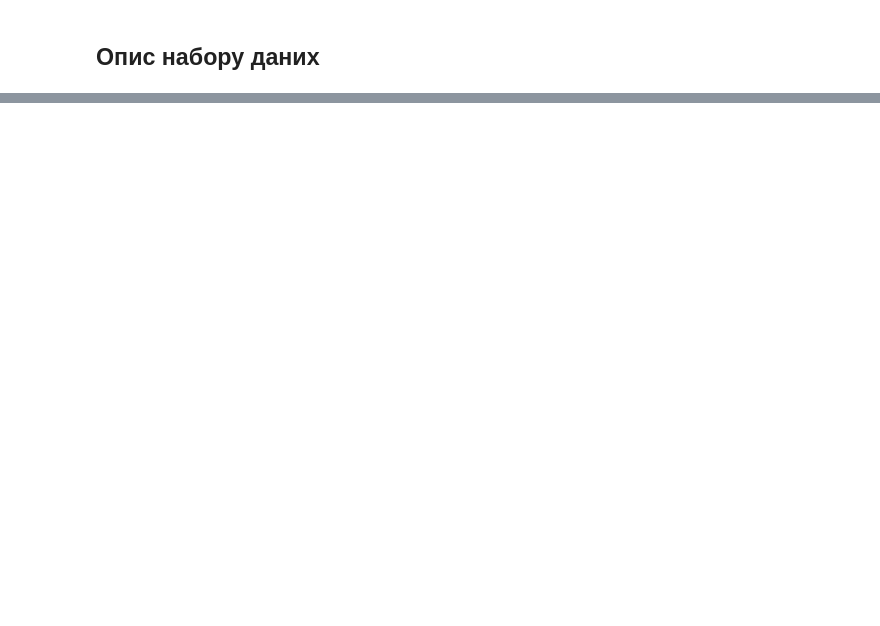
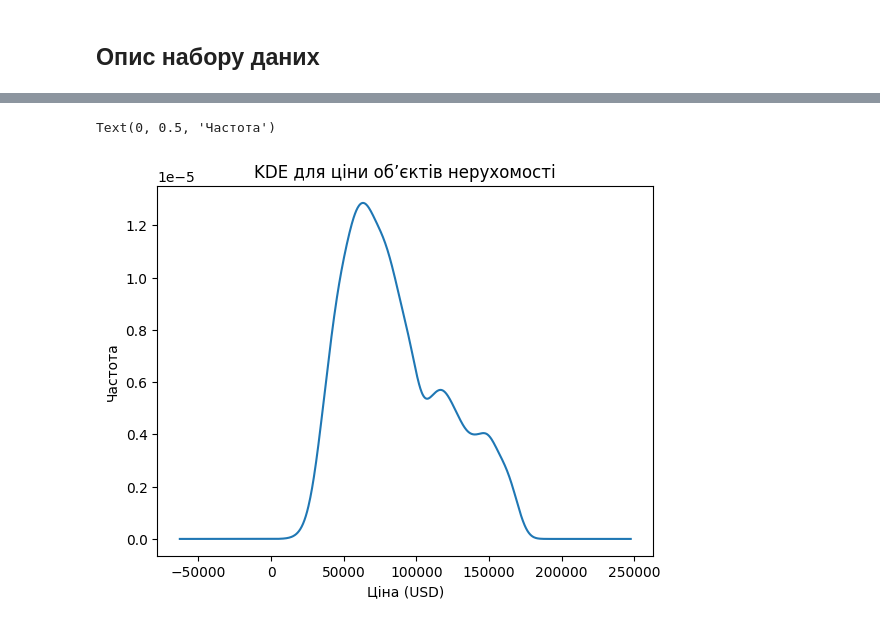
Before and after one commit to Acousticdesk/course-project-data-analysis, a Jupyter notebook: Real Estate Dataset Analysis.ipynb, the cells around one changed output, grey strips where cells are left out. Saved outputs shown, nothing was run; the diff lists cells and outputs as text; code cells hidden in the pictures; blank space fills up the shorter version.

Commit message:
add kde visualizations

```diff
--- a/Real Estate Dataset Analysis.ipynb
+++ b/Real Estate Dataset Analysis.ipynb
@@ -172,0 +174,7 @@ Text(0, 0.5, 'Частота')
+# %%
+ax = df.copy().sort_values(by='price')['price'].head(10000).plot(kind='kde', title='KDE для ціни обʼєктів нерухомості')
+ax.set_xlabel('Ціна (USD)')
+ax.set_ylabel('Частота')
+# %% [output]
+Text(0, 0.5, 'Частота')
+[figure, added]
```
Also changed, not shown: parts of 26 cells of this notebook.
